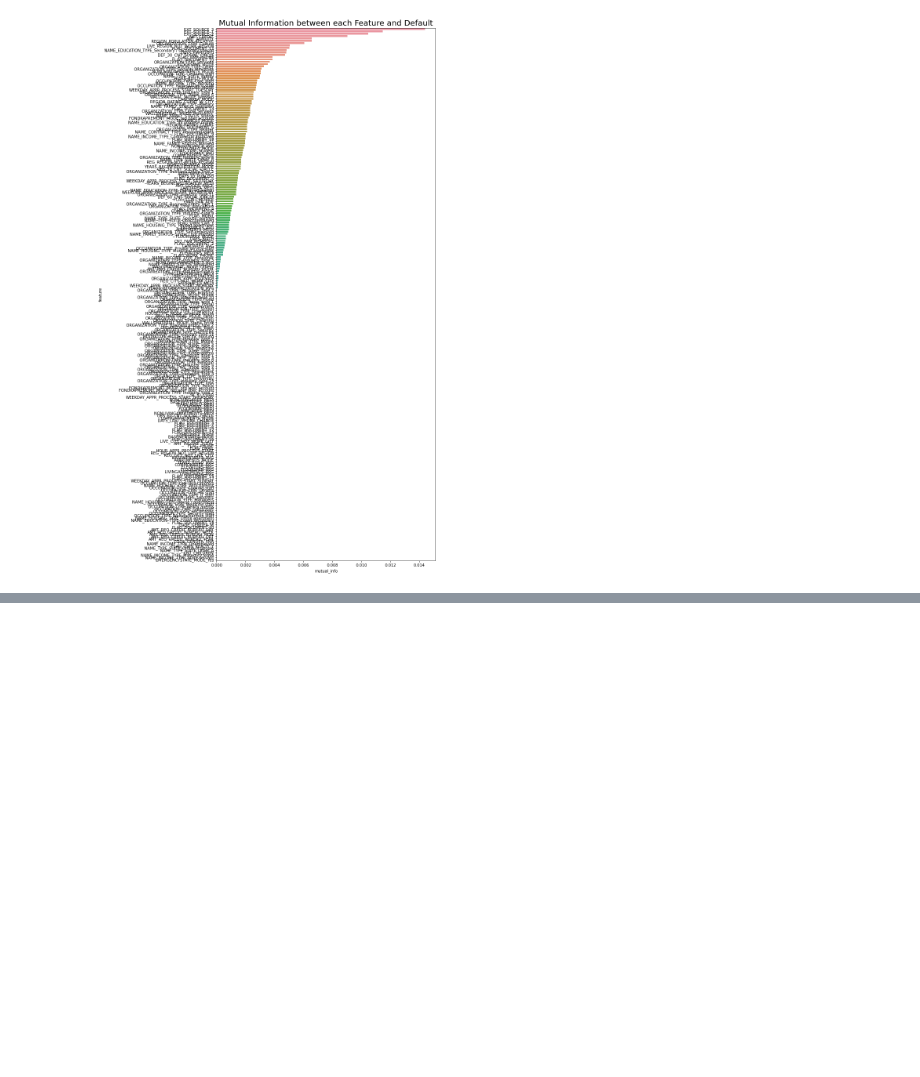
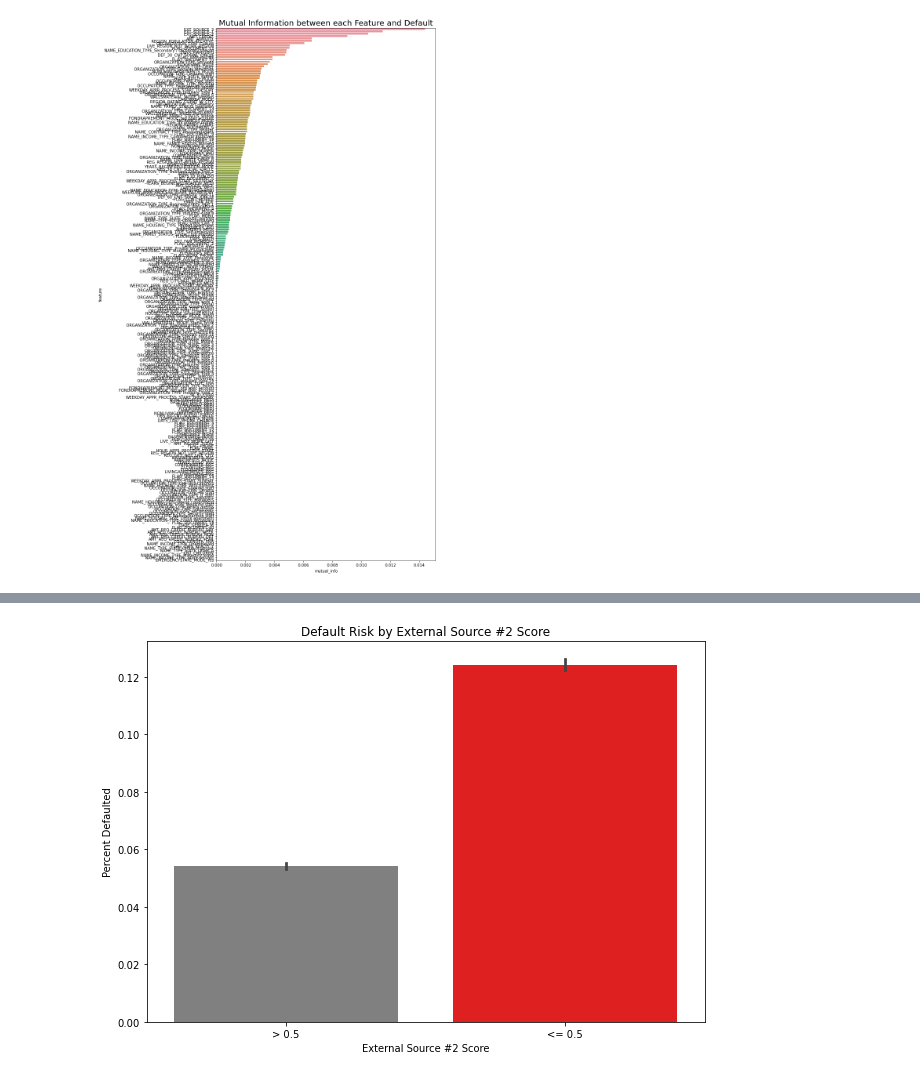
Before and after one commit to Oscar-Gil-Data/ADS505, a Jupyter notebook: eda.ipynb, the cells around one changed output, grey strips where cells are left out. Drawn from its saved outputs; the diff is of its cells as text; code cells hidden in the pictures; blank space fills up the shorter version.

```diff
--- a/eda.ipynb
+++ b/eda.ipynb
@@ -140,0 +161,17 @@ plt.show()
+# %%
+fig, ax = plt.subplots(figsize=(10, 7))
+ax = sns.barplot(
+    data=df,
+    x='EXT_SOURCE_2_LOW',
+    y='TARGET',
+    palette=['gray', 'red']
+)
+ax.set(
+    xlabel='External Source #2 Score',
+    xticklabels=['> 0.5', '<= 0.5'],
+    ylabel='Percent Defaulted',
+    title='Default Risk by External Source #2 Score'
+)
+plt.show()
+# %% [output]
+[figure, added]
```
Also changed, not shown: parts of 15 cells of this notebook.
